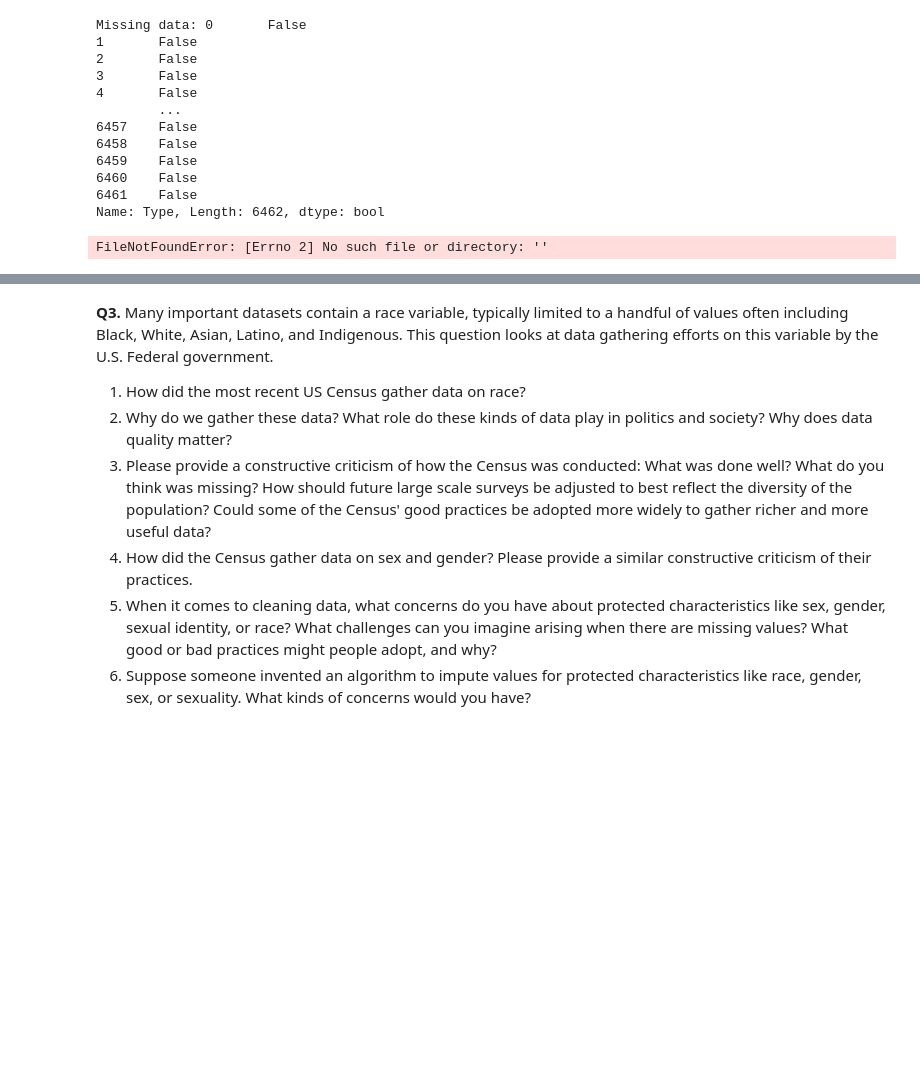
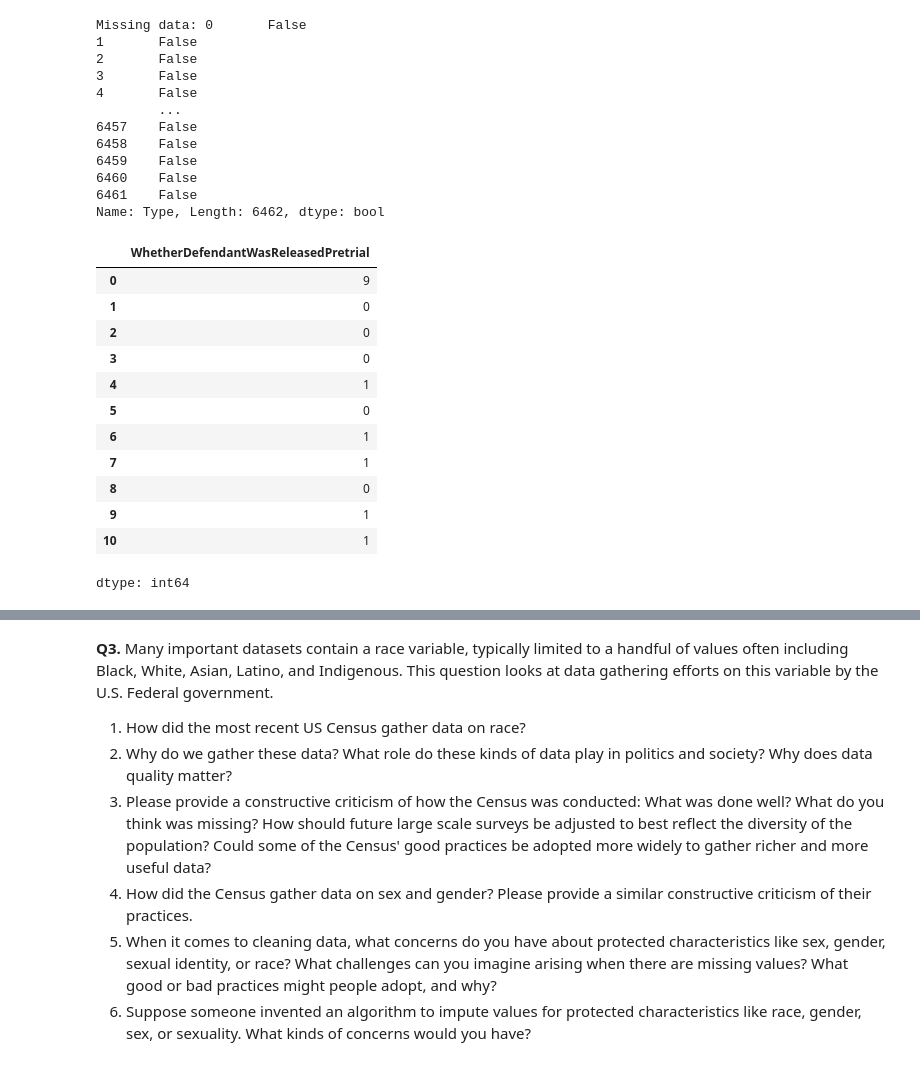
Before and after one commit to gffiveash/Wrangling, a Jupyter notebook: assignment/assignment.ipynb, the cells around one changed output, grey strips where cells are left out. Drawn from its saved outputs; the diff is of its cells as text; code cells hidden in the pictures; blank space fills up the shorter version.

```diff
--- a/assignment/assignment.ipynb
+++ b/assignment/assignment.ipynb
@@ -233,6 +233,21 @@ Missing data: 0       False
 Name: Type, Length: 6462, dtype: bool
 # %%
 #Q2 Pt. 3
-df3 = pd.read_parquet('')
+df3 = pd.read_parquet('/content/Wrangling/assignment/data/justice_data.parquet')
-# %% [output]
-FileNotFoundError: [Errno 2] No such file or directory: ''
+# %%
+df3.head()
+df3.loc[0:10,('WhetherDefendantWasReleasedPretrial')]
+# %% [output]
+|  | WhetherDefendantWasReleasedPretrial |
+| 0 | 9 |
+| 1 | 0 |
+| 2 | 0 |
+| 3 | 0 |
+| 4 | 1 |
+| 5 | 0 |
+| 6 | 1 |
+| 7 | 1 |
+| 8 | 0 |
+| 9 | 1 |
+| 10 | 1 |
+dtype: int64
```
Also changed, not shown: parts of 4 cells of this notebook.
